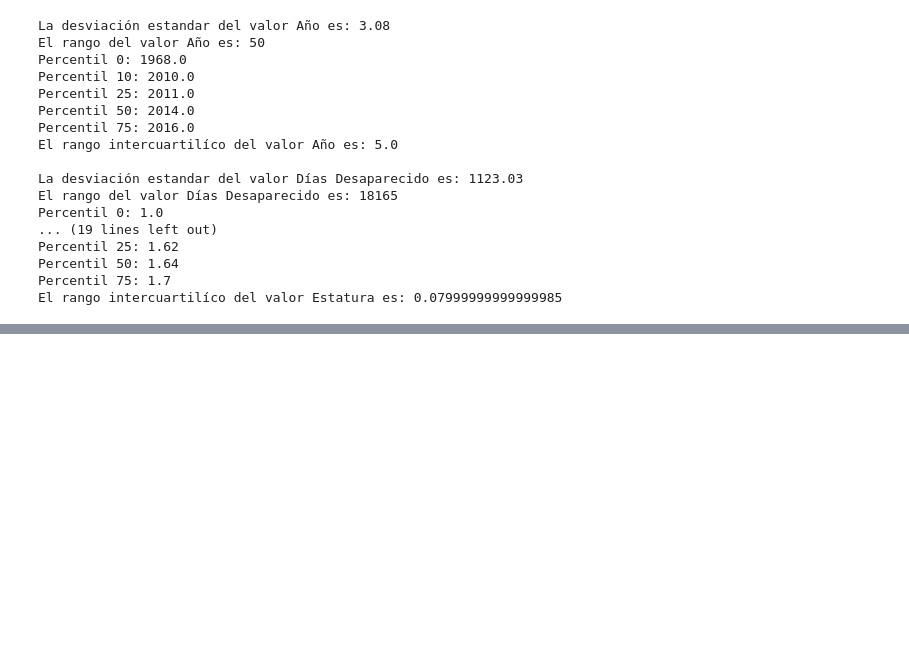
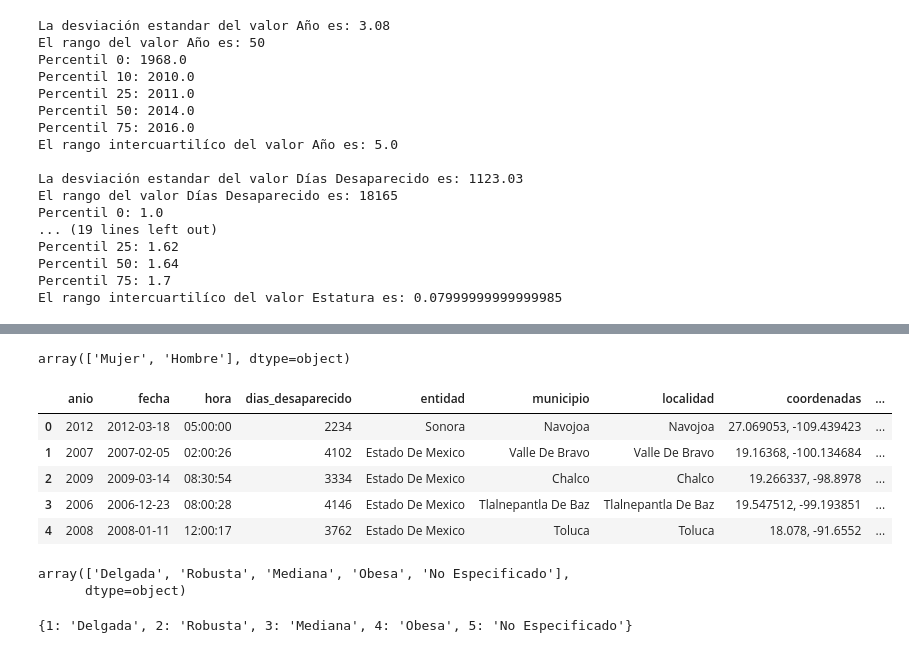
Before and after one commit to MinervaNunez/Proyecto-_Fase3_Python, a Jupyter notebook: Proyecto_Equipo_7_Postworks_1_y_8.ipynb, the cells around one changed output, grey strips where cells are left out. Saved outputs shown, nothing was run; the diff lists cells and outputs as text; code cells hidden in the pictures; blank space fills up the shorter version.

```diff
--- a/Proyecto_Equipo_7_Postworks_1_y_8.ipynb
+++ b/Proyecto_Equipo_7_Postworks_1_y_8.ipynb
@@ -212,0 +226,30 @@ El rango intercuartilíco del valor Estatura es: 0.07999999999999985
+# %%
+# Identificar los valores posibles de la variable 'sexo'
+df['sexo'].unique()
+# %% [output]
+array(['Mujer', 'Hombre'], dtype=object)
+# %%
+# Sustituir los valores dicotómicos Mujer, Hombre por un valor numérico 0 y 1 respectivamente
+df['sexo'] = df['sexo'].apply(lambda x: 0 if x == 'Mujer' else 1)
+df.head()
+# %% [output]
+|  | anio | fecha | hora | dias_desaparecido | entidad | municipio | localidad | coordenadas | ... |
+| 0 | 2012 | 2012-03-18 | 05:00:00 | 2234 | Sonora | Navojoa | Navojoa | 27.069053, -109.439423 | ... |
+| 1 | 2007 | 2007-02-05 | 02:00:26 | 4102 | Estado De Mexico | Valle De Bravo | Valle De Bravo | 19.16368, -100.134684 | ... |
+| 2 | 2009 | 2009-03-14 | 08:30:54 | 3334 | Estado De Mexico | Chalco | Chalco | 19.266337, -98.8978 | ... |
+| 3 | 2006 | 2006-12-23 | 08:00:28 | 4146 | Estado De Mexico | Tlalnepantla De Baz | Tlalnepantla De Baz | 19.547512, -99.193851 | ... |
+| 4 | 2008 | 2008-01-11 | 12:00:17 | 3762 | Estado De Mexico | Toluca | Toluca | 18.078, -91.6552 | ... |
+# %%
+# Obtener un listado de los valores únicos para la columna complexión
+complexiones = df['complexion'].unique()
+complexiones
+# %% [output]
+array(['Delgada', 'Robusta', 'Mediana', 'Obesa', 'No Especificado'],
+      dtype=object)
+# %%
+# Generar una secuencia de números con la misma cantidad de valores que el listado, un diccionario con esa secuencia y los valores únicos de la complexión
+indices = list(range(1, len(complexiones)+1))
+complexiones_dic = dict(zip(indices, complexiones))
+complexiones_dic
+# %% [output]
+{1: 'Delgada', 2: 'Robusta', 3: 'Mediana', 4: 'Obesa', 5: 'No Especificado'}
```
Also changed, not shown: parts of 18 cells of this notebook.
